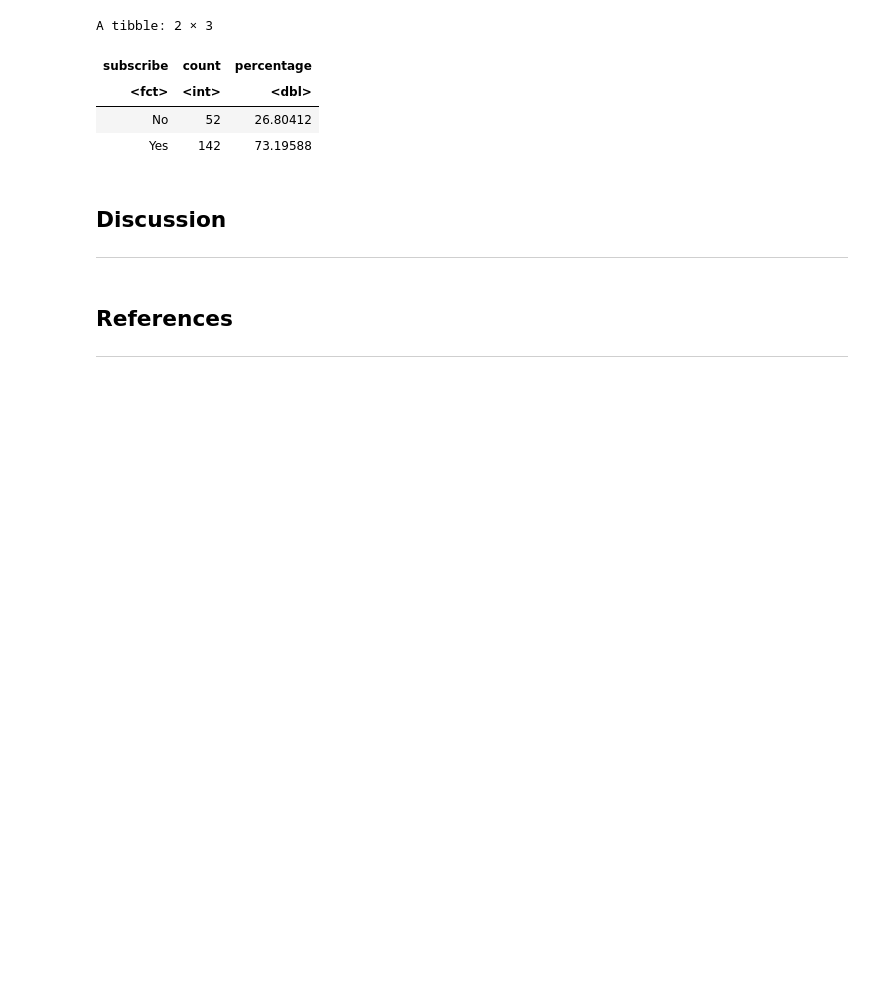
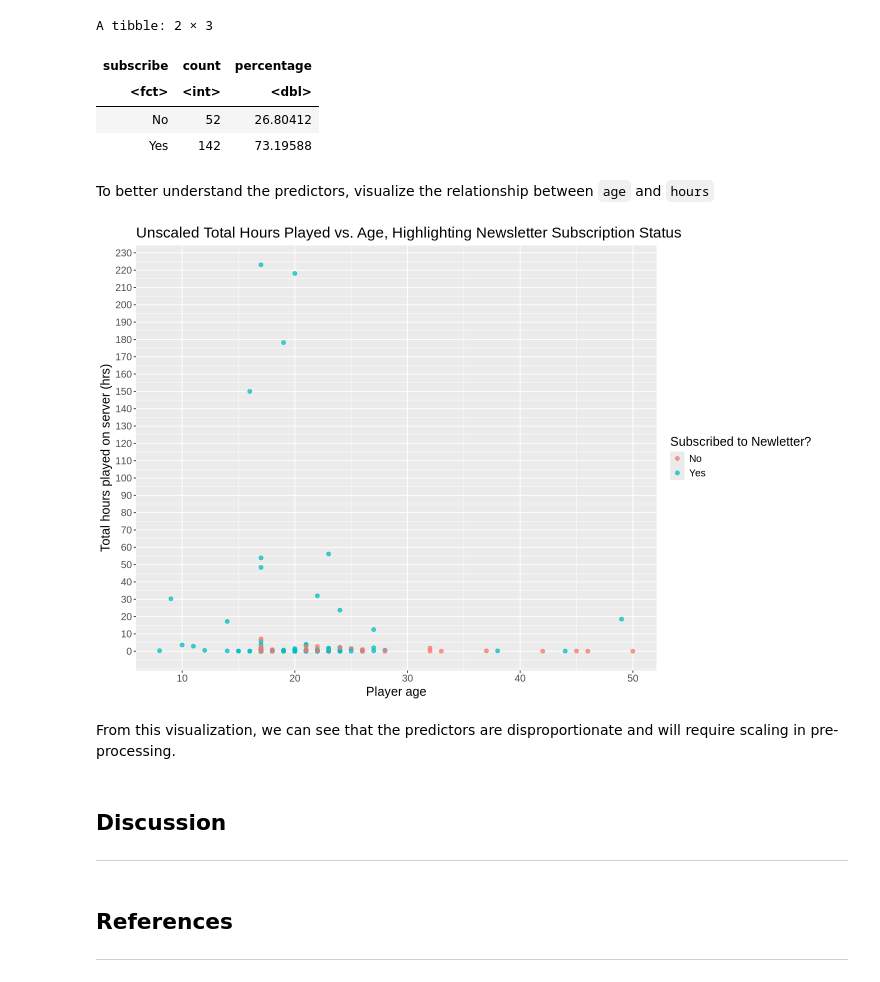
Before and after one commit to evansun06/Player-Prediction-Modelling, a Jupyter notebook: Final_Report.ipynb, the cells around one changed output. Drawn from its saved outputs; the diff is of its cells as text; code cells hidden in the pictures; blank space fills up the shorter version.

Commit message:
Added visualization for predictors
Plotted Hours Played vs Age, visualization indicates the need for scaling

```diff
--- a/Final_Report.ipynb
+++ b/Final_Report.ipynb
@@ -90,6 +92,28 @@ A tibble: 2 × 3
 | <fct> | <int> | <dbl> |
 | No | 52 | 26.80412 |
 | Yes | 142 | 73.19588 |
+# %% [markdown]
+To better understand the predictors, visualize the relationship between `age` and `hours`
+# %%
+options(repr.plot.width = 12, repr.plot.height = 8) ## Set Graph Size
+
+age_v_hour <- players |>
+    ggplot(aes(x = age, y = played_hours, colour = subscribe)) +
+    geom_point(alpha = 0.75, size = 2) +
+    xlab("Player age") +
+    ylab("Total hours played on server (hrs)") +
+    theme(text = element_text(size = 15)) +
+    labs(colour = "Subscribed to Newletter?") +
+    scale_y_continuous(
+        breaks = seq(0, 250, by = 10),   ## Show Tick by 10 on y axis
+    ) +
+    ggtitle("Unscaled Total Hours Played vs. Age, Highlighting Newsletter Subscription Status")
+
+age_v_hour
+# %% [output]
+[figure, added]
+# %% [markdown]
+From this visualization, we can see that the predictors are disproportionate and will require scaling in pre-processing.
 # %% [markdown]
 ## Discussion
 ---
```
Also changed, not shown: parts of 1 cell of this notebook.
